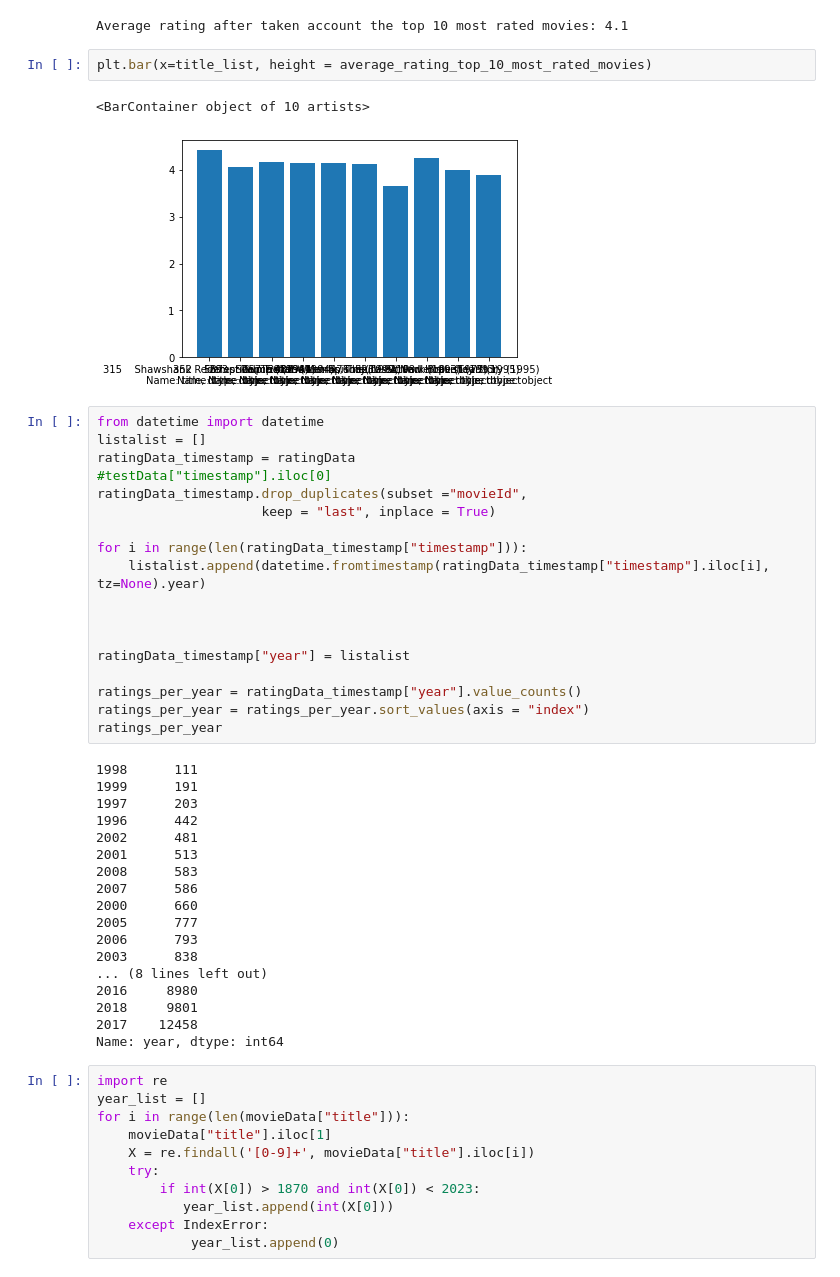
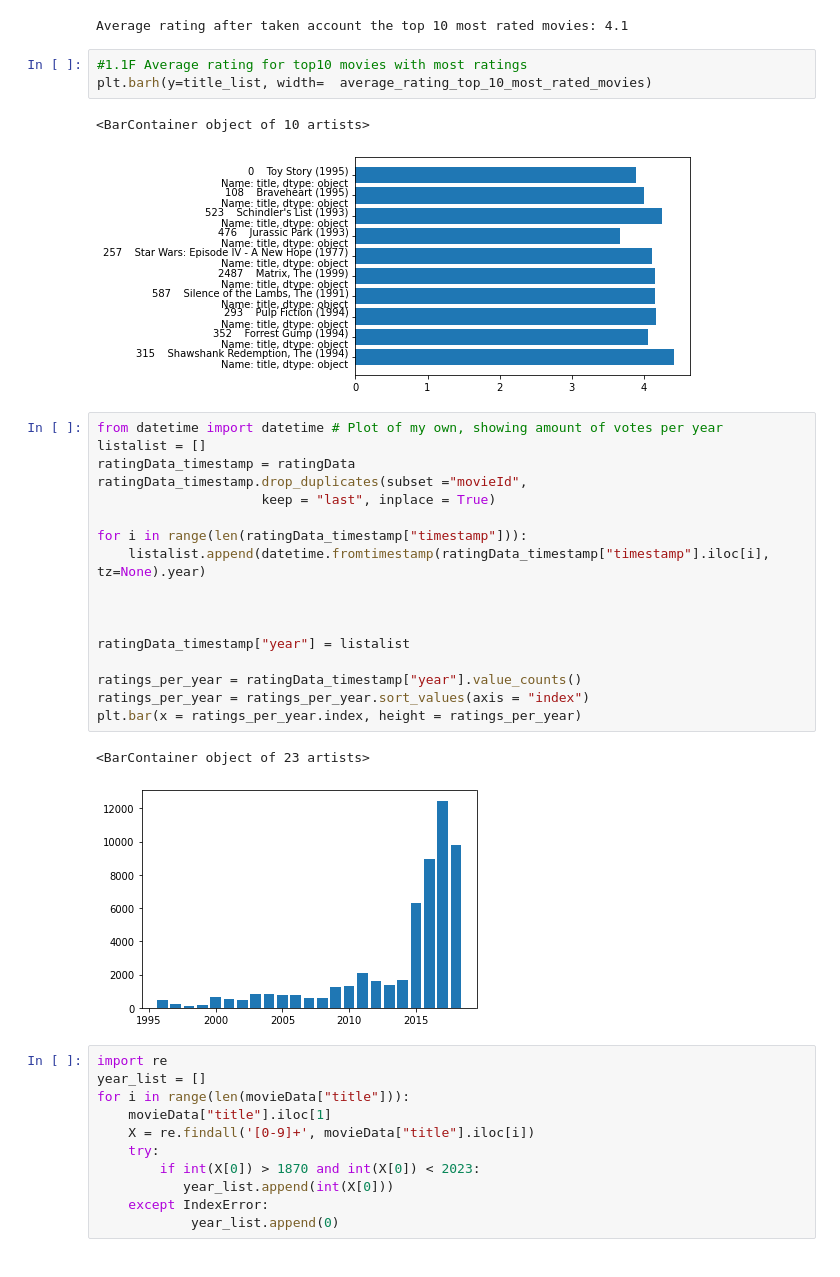
Before and after one commit to FHegardt/Maskininl-rning-Fredrik-Hegardt, a Jupyter notebook: Labb/1.1.ipynb, the cells around one changed output. Drawn from its saved outputs; the diff is of its cells as text.

```diff
--- a/Labb/1.1.ipynb
+++ b/Labb/1.1.ipynb
@@ -54,16 +54,16 @@ for i in range(10):
 print(f"Average rating after taken account the top 10 most rated movies: {sum_of_ratings/amount_of_ratings:.3}")
 # %% [output]
 Average rating after taken account the top 10 most rated movies: 4.1
-# %%
-plt.bar(x=title_list, height = average_rating_top_10_most_rated_movies)
-# %% [output]
-<BarContainer object of 10 artists>
-[figure, removed]
+# %%
+#1.1F Average rating for top10 movies with most ratings
+plt.barh(y=title_list, width=  average_rating_top_10_most_rated_movies)
+# %% [output]
+<BarContainer object of 10 artists>
+[figure, added]
 # %%
-from datetime import datetime
+from datetime import datetime # Plot of my own, showing amount of votes per year
 listalist = []
 ratingData_timestamp = ratingData
-#testData["timestamp"].iloc[0]
 ratingData_timestamp.drop_duplicates(subset ="movieId",
                      keep = "last", inplace = True)
 
@@ -76,25 +76,10 @@ ratingData_timestamp["year"] = listalist
 
 ratings_per_year = ratingData_timestamp["year"].value_counts()
 ratings_per_year = ratings_per_year.sort_values(axis = "index")
-ratings_per_year
+plt.bar(x = ratings_per_year.index, height = ratings_per_year)
 # %% [output]
-1998      111
-1999      191
-1997      203
-1996      442
-2002      481
-2001      513
-2008      583
-2007      586
-2000      660
-2005      777
-2006      793
-2003      838
-... (8 lines left out)
-2016     8980
-2018     9801
-2017    12458
-Name: year, dtype: int64
+<BarContainer object of 23 artists>
+[figure, added]
 # %%
 import re
 year_list = []
```
Also changed, not shown: parts of 2 cells of this notebook.
